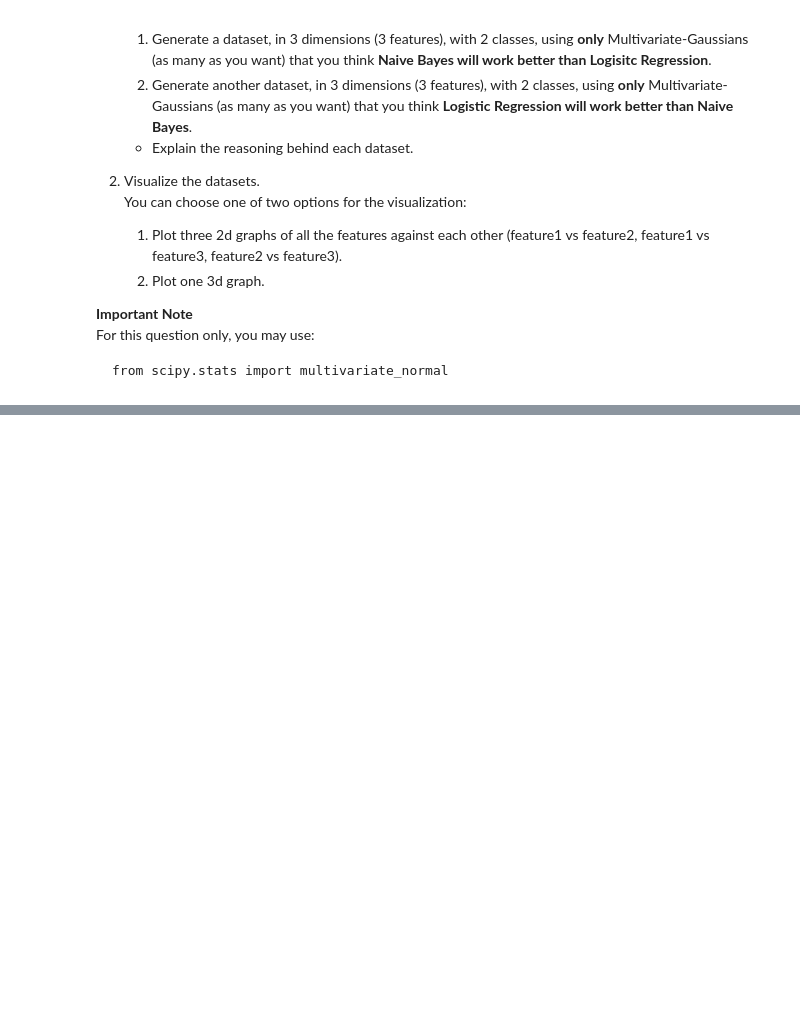
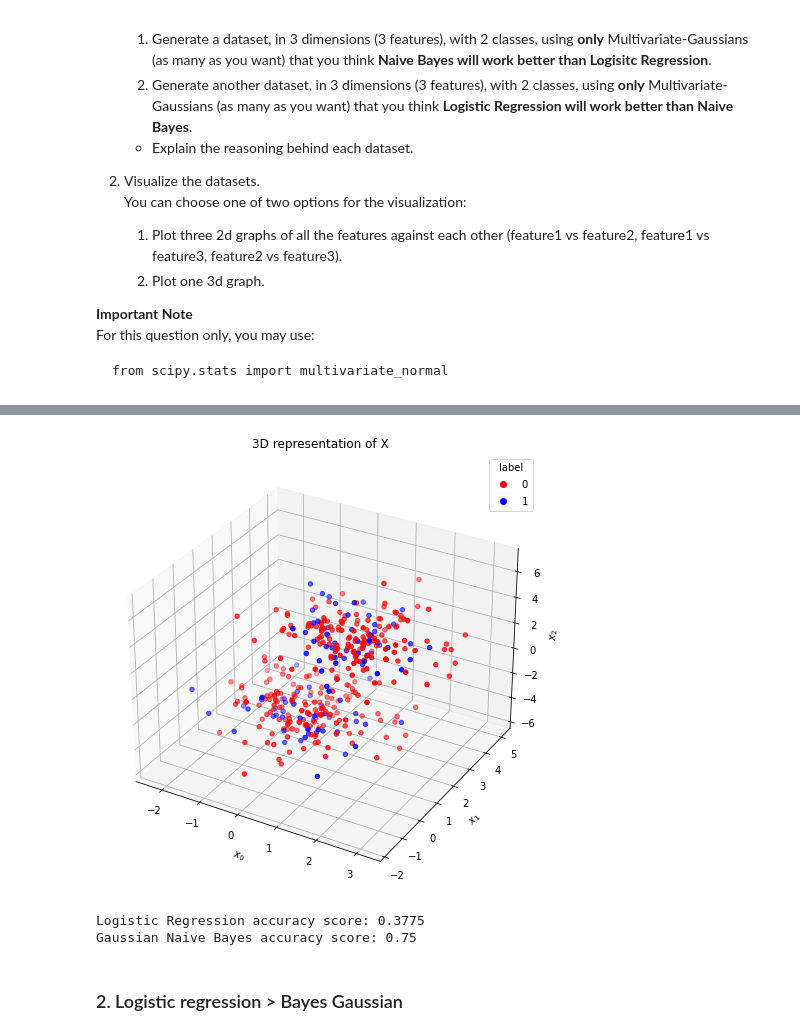
Before and after one commit to lotenn/Machine-Learning-from-Data-3141-2022-2, a Jupyter notebook: hwa4/hw4_201466349_313591851.ipynb, the cells around one changed output, grey strips where cells are left out. Saved outputs shown, nothing was run; the diff lists cells and outputs as text; code cells hidden in the pictures; blank space fills up the shorter version.

```diff
--- a/hwa4/hw4_201466349_313591851.ipynb
+++ b/hwa4/hw4_201466349_313591851.ipynb
@@ -701,0 +703,11 @@ sns.pairplot(df, hue='y')
+# %%
+plot_3D(X, y)
+# %% [output]
+[figure, added]
+# %%
+fit_print_scores(X, y, random_state=RANDOM_STATE)
+# %% [output]
+Logistic Regression accuracy score: 0.3775
+Gaussian Naive Bayes accuracy score: 0.75
+# %% [markdown]
+### 2.  Logistic regression > Bayes Gaussian
```
Also changed, not shown: parts of 36 cells of this notebook.
